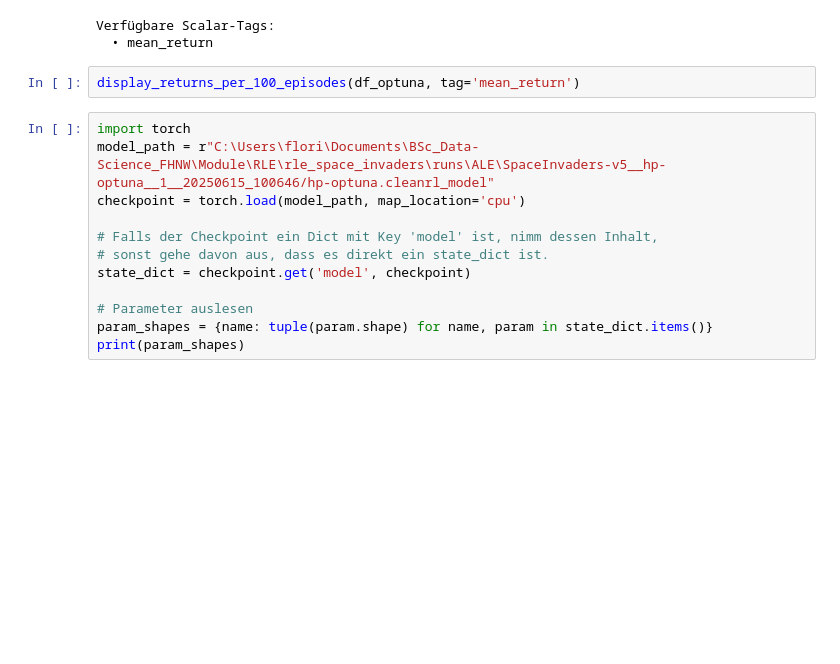
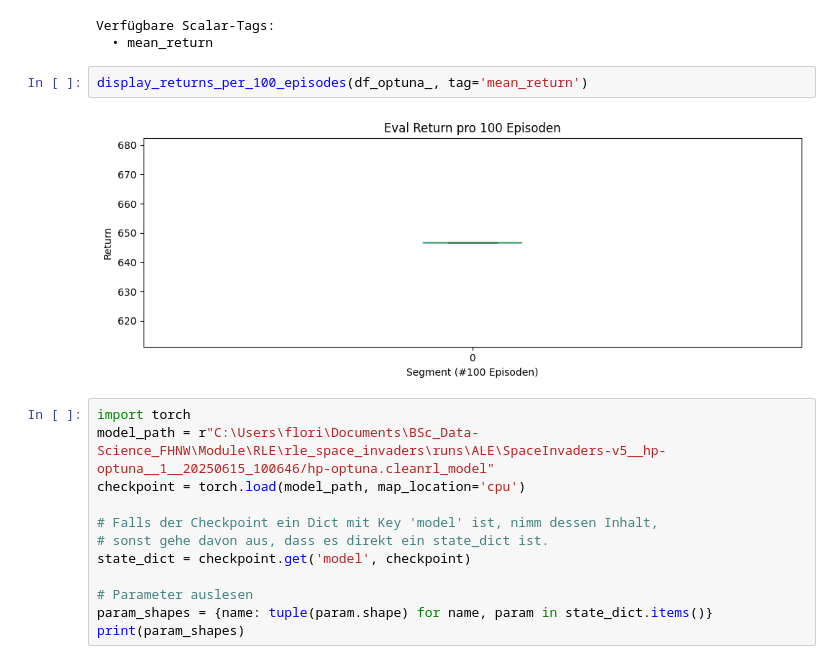
Before and after one commit to FloBaumgartner/rle_space_invaders, a Jupyter notebook: eval_metrics.ipynb, the cells around one changed output. Drawn from its saved outputs; the diff is of its cells as text; blank space fills up the shorter version.

```diff
--- a/eval_metrics.ipynb
+++ b/eval_metrics.ipynb
@@ -515,7 +531,9 @@ optuna_tags_eval = display_available_tags(df_optuna_)
 Verfügbare Scalar‑Tags:
   • mean_return
 # %%
-display_returns_per_100_episodes(df_optuna, tag='mean_return')
+display_returns_per_100_episodes(df_optuna_, tag='mean_return')
+# %% [output]
+[figure, added]
 # %%
 import torch
 model_path = r"C:\Users\flori\Documents\BSc_Data-Science_FHNW\Module\RLE\rle_space_invaders\runs\ALE\SpaceInvaders-v5__hp-optuna__1__20250615_100646/hp-optuna.cleanrl_model"
```
Also changed, not shown: parts of 3 cells of this notebook, 3 other files.
